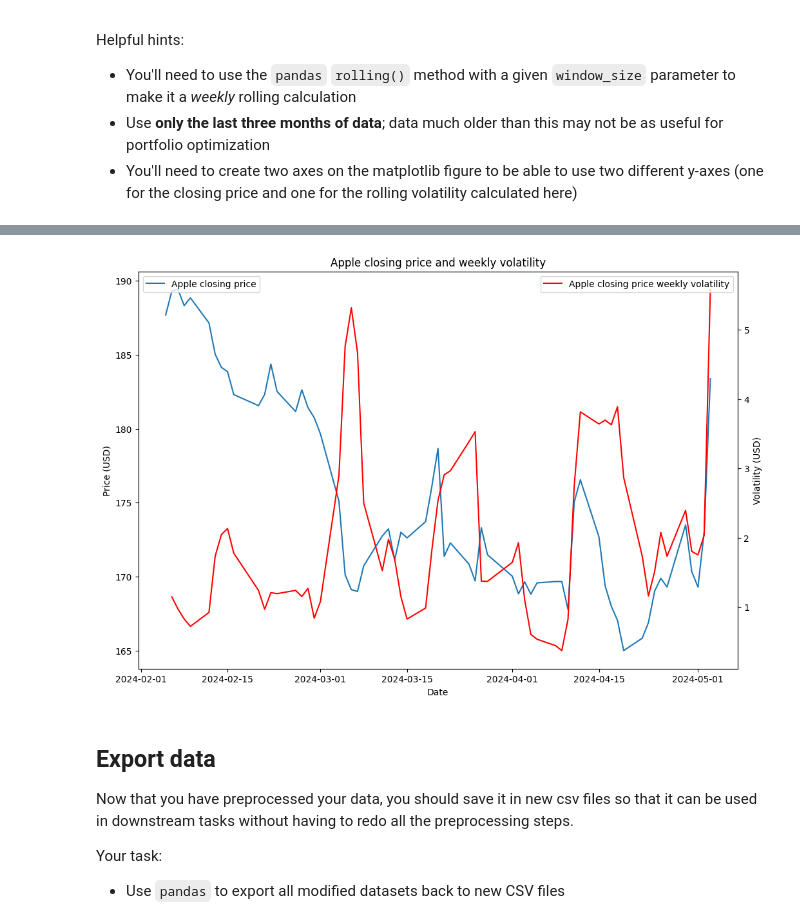
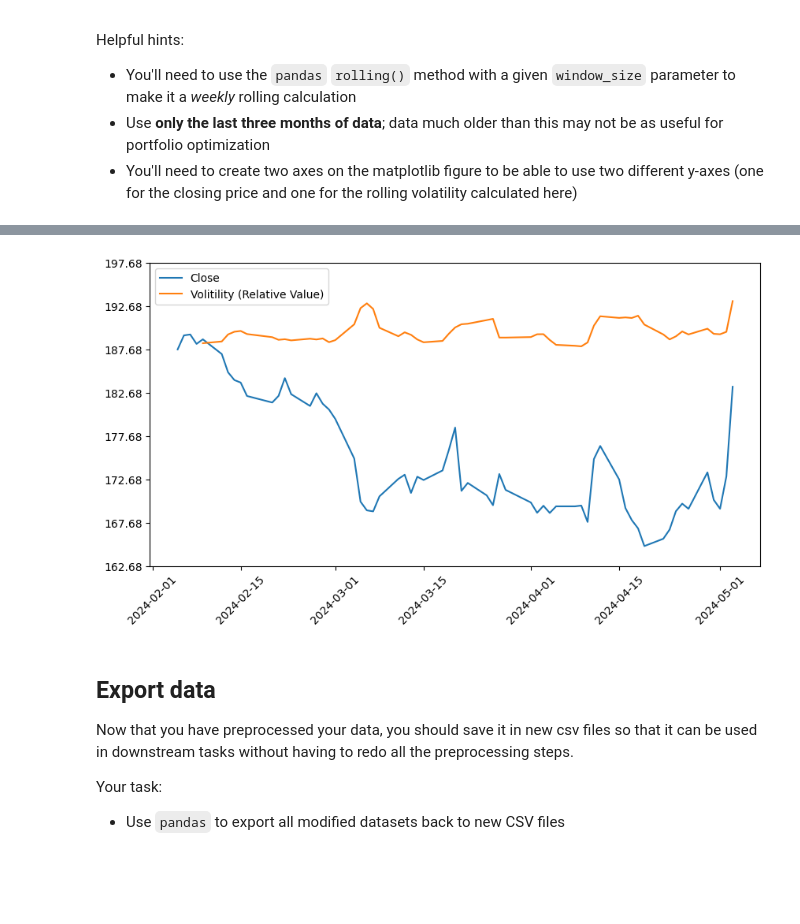
Before and after one commit to bigboy92/fend-matching-game, a Jupyter notebook: Preparing-for-data-analysis-project-student.ipynb, the cells around one changed output, grey strips where cells are left out. Saved outputs shown, nothing was run; the diff lists cells and outputs as text; code cells hidden in the pictures; blank space fills up the shorter version.

```diff
--- a/Preparing-for-data-analysis-project-student.ipynb
+++ b/Preparing-for-data-analysis-project-student.ipynb
@@ -169,5 +216,5 @@ dtype: int64
 # %%
 # Forward fill any missing data
-apple_data = apple_data.ffill()
+apple_df.ffill(inplace=True)
 # %%
 # Check again for nulls after using forward fill
@@ -224,4 +264,5 @@ msft_data.head()
 # %%
 # Use convert_dollar_columns_to_numeric() to remove the dollar sign from the Apple and Microsoft datasets
-convert_dollar_columns_to_numeric(apple_data, ['Close/Last', 'Open', 'High', 'Low'])
-apple_data.info()
+numeric_columns = ['close', 'open', 'high', 'low']
+apple_df = convert_dollar_columns_to_numeric(apple_df, numeric_columns)
+microsoft_df = convert_dollar_columns_to_numeric(microsoft_df, numeric_columns)
@@ -703,7 +575,11 @@ Helpful hints:
 * You'll need to create two axes on the matplotlib figure to be able to use two different y-axes (one for the closing price and one for the rolling volatility calculated here)
 # %%
 # Define the window size for the rolling calculation (e.g., one week)
-window_size = '7d'
+dates = apple_df.index
+max_date = dates.max()
+date_mask = dates > (max_date - DateOffset(months=3))
+apple_3_month_df = apple_df[date_mask].copy()
 # %%
 # Calculate rolling one-week volatility
-last_3_months_apple.loc[:, 'Volatility'] = last_3_months_apple['Close/Last'].rolling(window_size).std()
+apple_3_month_df.loc[:,'1_week_std'] = apple_3_month_df['close'].rolling(window=5).std()
+apple_3_month_df
@@ -710,22 +601,20 @@ last_3_months_apple.loc[:, 'Volatility'] = last_3_months_apple['Close/Last'].rol
 # %%
 # Plot the calculated rolling weekly volatility of Apple's closing price against Apple's closing price
 # Plot these on the same chart, but using different y-axes
-fig, ax1 = plt.subplots(figsize=(12, 8))
-ax2 = ax1.twinx()
-
-ax1.plot(last_3_months_apple['Close/Last'], label='Apple closing price')
-ax1.set_title('Apple closing price and weekly volatility')
-ax1.set_ylabel('Price (USD)')
-ax1.set_xlabel('Date')
-ax1.legend(loc='upper left')
-
-ax2.plot(last_3_months_apple['Volatility'], color='r', label='Apple closing price weekly volatility')
-ax2.set_ylabel('Volatility (USD)')
-ax2.legend(loc='upper right')
-
-fig.show()
+plt.figure(figsize=(10, 5))
+plt.plot(apple_3_month_df.close-apple_3_month_df.close.iloc[0])
+plt.plot(apple_3_month_df['1_week_std'])
+plt.legend(['Close', 'Volitility (Relative Value)'])
+y_ticks = plt.yticks()[0]
+new_ticks = y_ticks + apple_3_month_df.close.iloc[0]
+plt.yticks(y_ticks, [f"{tick:.2f}" for tick in new_ticks])
+plt.xticks(rotation=45)
+plt.set_title('Apple Close Prices an')
+plt.xlabel('Dates')
+plt.ylabel('Prices')
+plt.show()
 # %% [output]
-[figure, old version]
+[figure, new version]
 # %% [markdown]
 ## Export data
 
```
Also changed, not shown: parts of 64 cells of this notebook.
